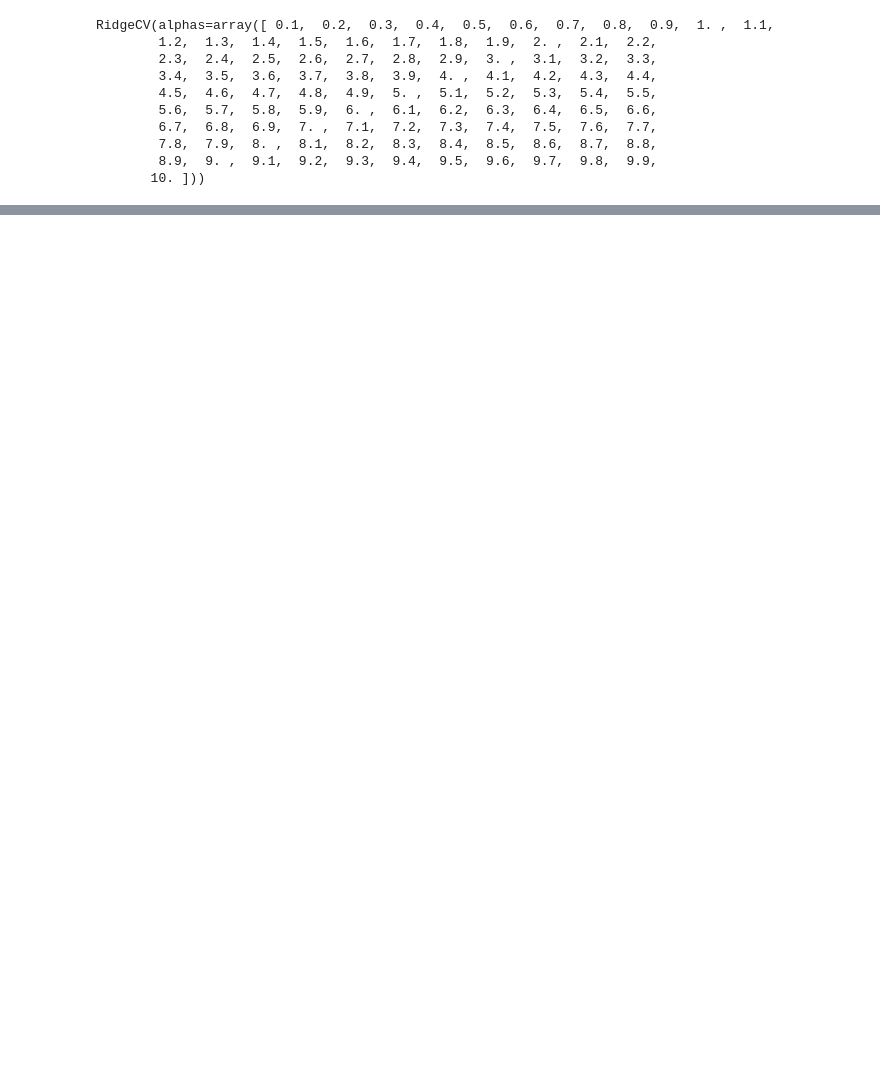
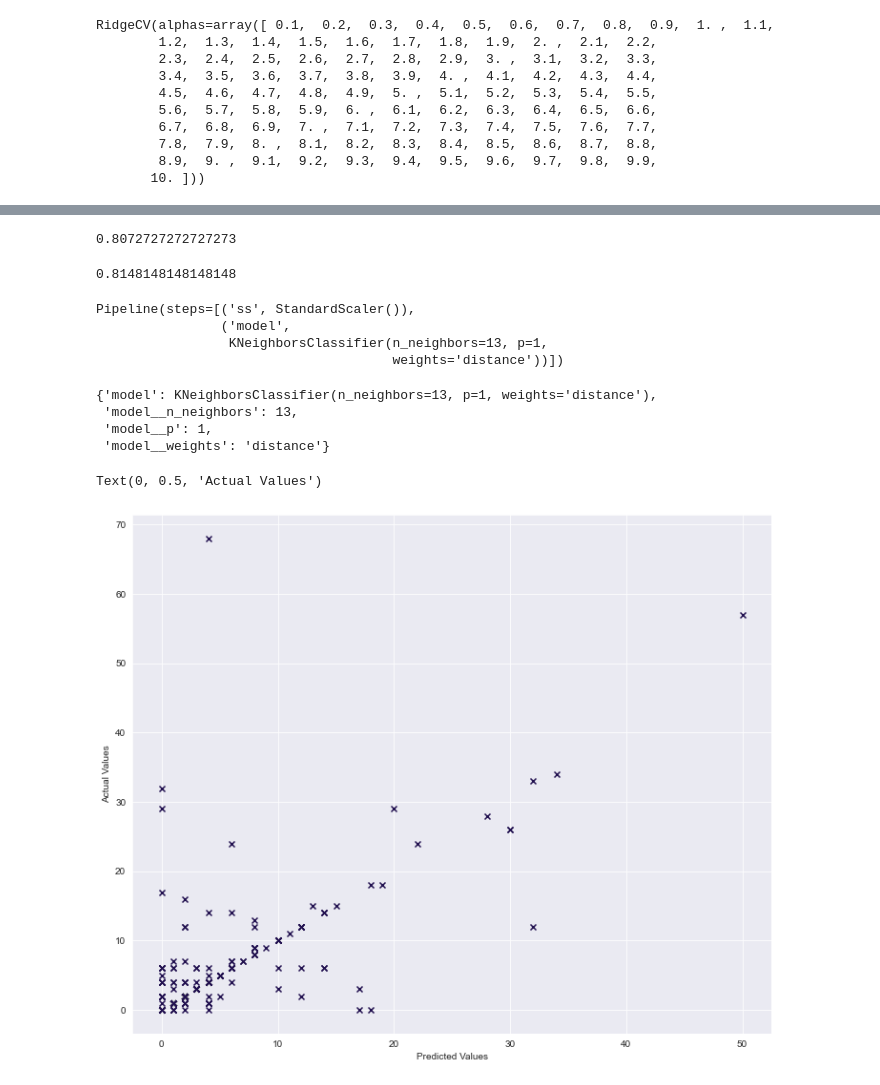
Before and after one commit to tzeyi-teh/Capstone, a Jupyter notebook: Part III - EDA, Modeling, Predictive Analysis.ipynb, the cells around one changed output, grey strips where cells are left out. Drawn from its saved outputs; the diff is of its cells as text; code cells hidden in the pictures; blank space fills up the shorter version.

Commit message:
modelling done

```diff
--- a/Part III - EDA, Modeling, Predictive Analysis.ipynb
+++ b/Part III - EDA, Modeling, Predictive Analysis.ipynb
@@ -351,13 +350,14 @@ Text(0, 0.5, 'Actual Values')
 pipe = Pipeline([('ss', StandardScaler()), ('model', None)])
 
 param_grid = [{'model': [KNeighborsClassifier()],
-               'model__p': range(1,5),
-               'model__n_neighbors': [3,5,7,9],
+               'model__p': [1,2,3],
+               'model__n_neighbors': [9,11,13, 15, 17],
                'model__weights': ['uniform', 'distance']},
               {'model': [RandomForestClassifier()],
-               'model__n_estimators': [5,10,15],
-               'model__max_depth': [6,7,8],
-               'model__min_samples_split': [2,3,4]}]
+               'model__n_estimators': [5,10,15,20,25,30],
+               'model__max_depth': [5,6,7,8,9,10],
+               'model__min_samples_split': [2,3,4,5,6,7]}
+             ]
 # %%
 gs = GridSearchCV(pipe, param_grid, cv = 5, scoring = 'accuracy')
 # %%
@@ -378 +378,33 @@ GridSearchCV(cv=5,
              scoring='accuracy')
+# %%
+gs.best_score_
+# %% [output]
+0.8072727272727273
+# %%
+gs.score(X_test, y_test)
+# %% [output]
+0.8148148148148148
+# %%
+gs.best_estimator_
+# %% [output]
+Pipeline(steps=[('ss', StandardScaler()),
+                ('model',
+                 KNeighborsClassifier(n_neighbors=13, p=1,
+                                      weights='distance'))])
+# %%
+gs.best_params_
+# %% [output]
+{'model': KNeighborsClassifier(n_neighbors=13, p=1, weights='distance'),
+ 'model__n_neighbors': 13,
+ 'model__p': 1,
+ 'model__weights': 'distance'}
+# %%
+pred_gs = gs.predict(X_test)
+# %%
+plt.figure(figsize = (12,10))
+plt.scatter(pred_gs, y_test, marker = 'x')
+plt.xlabel('Predicted Values')
+plt.ylabel('Actual Values')
+# %% [output]
+Text(0, 0.5, 'Actual Values')
+[figure, added]
```
Also changed, not shown: parts of 14 cells of this notebook, 1 other file.
